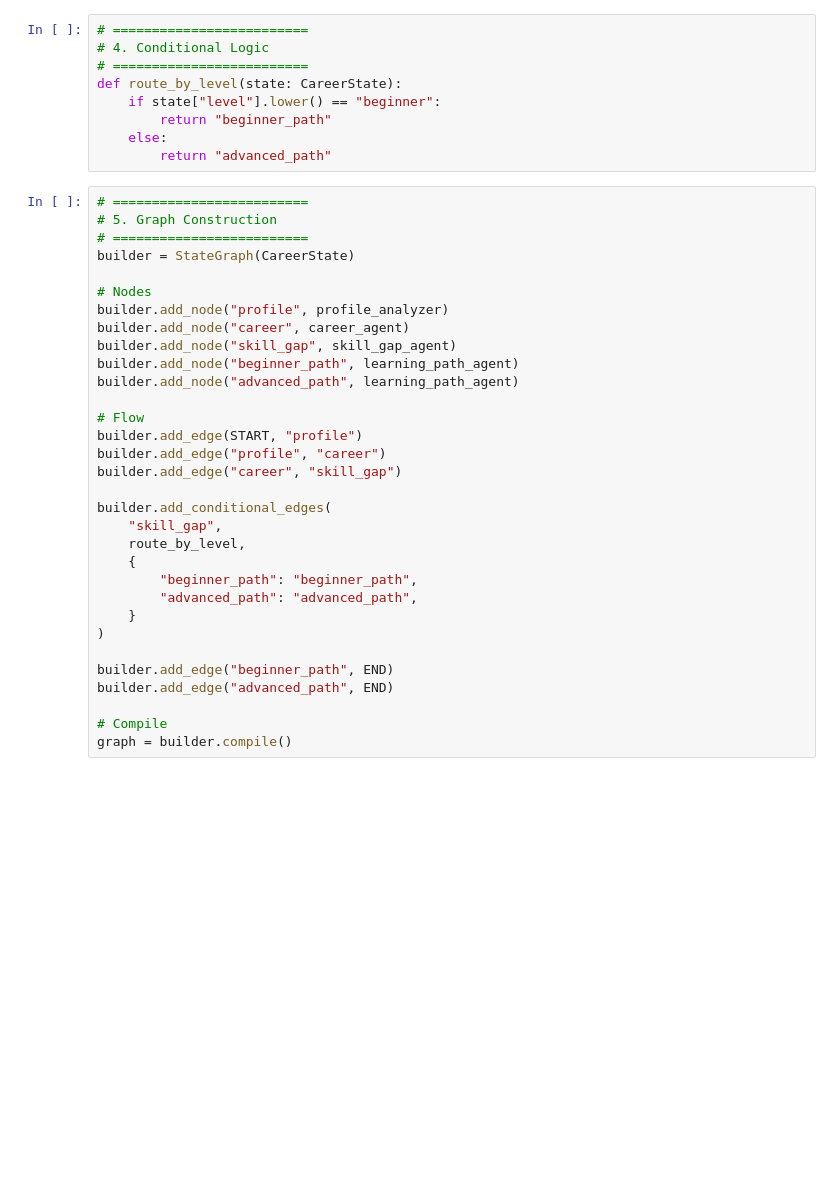
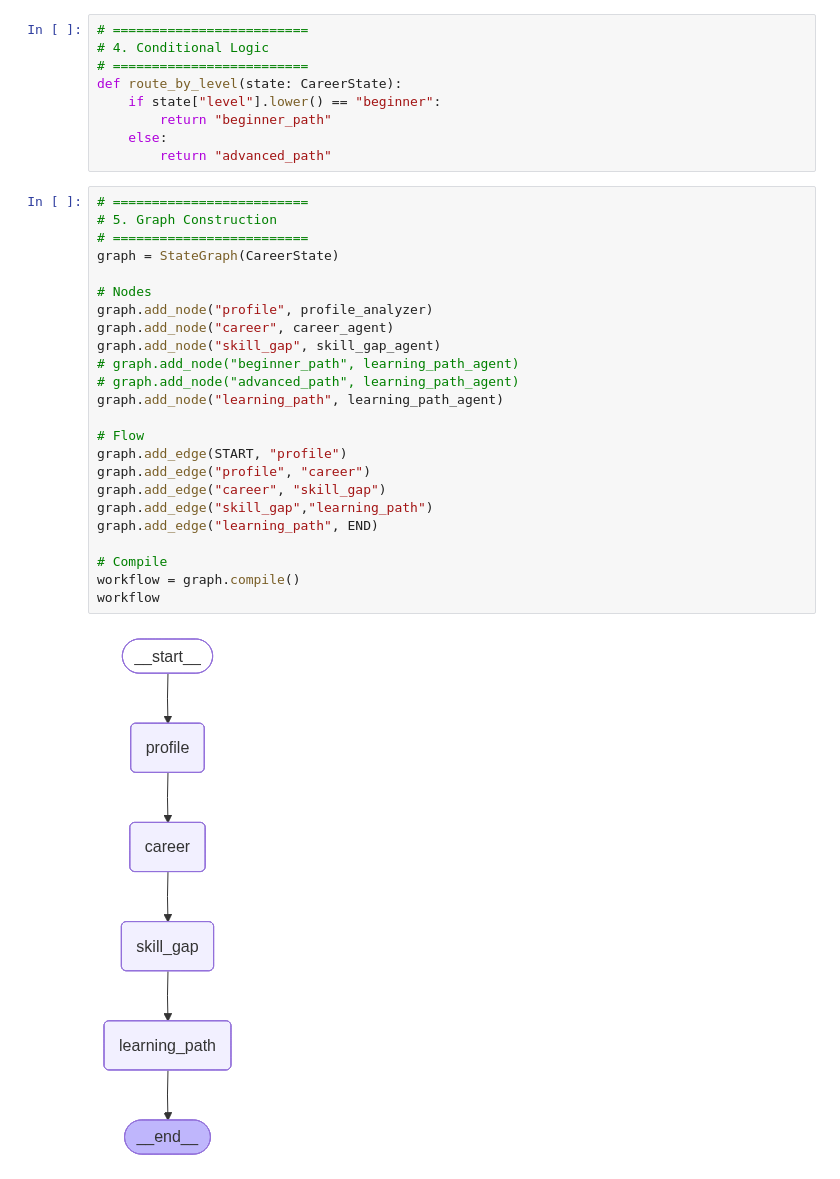
Before and after one commit to SatyamThakur0/28_March, a Jupyter notebook: multi_step_intelligent_advisor_agent.ipynb, the cells around one changed output. Drawn from its saved outputs; the diff is of its cells as text; blank space fills up the shorter version.

```diff
--- a/multi_step_intelligent_advisor_agent.ipynb
+++ b/multi_step_intelligent_advisor_agent.ipynb
@@ -125,35 +127,29 @@ def route_by_level(state: CareerState):
 # %%
 # =========================
 # 5. Graph Construction
 # =========================
-builder = StateGraph(CareerState)
+graph = StateGraph(CareerState)
 
 # Nodes
-builder.add_node("profile", profile_analyzer)
-builder.add_node("career", career_agent)
-builder.add_node("skill_gap", skill_gap_agent)
-builder.add_node("beginner_path", learning_path_agent)
-builder.add_node("advanced_path", learning_path_agent)
+graph.add_node("profile", profile_analyzer)
+graph.add_node("career", career_agent)
+graph.add_node("skill_gap", skill_gap_agent)
+# graph.add_node("beginner_path", learning_path_agent)
+# graph.add_node("advanced_path", learning_path_agent)
+graph.add_node("learning_path", learning_path_agent)
 
 # Flow
-builder.add_edge(START, "profile")
-builder.add_edge("profile", "career")
-builder.add_edge("career", "skill_gap")
-
-builder.add_conditional_edges(
-    "skill_gap",
-    route_by_level,
-    {
-        "beginner_path": "beginner_path",
-        "advanced_path": "advanced_path",
-    }
-)
-
-builder.add_edge("beginner_path", END)
-builder.add_edge("advanced_path", END)
+graph.add_edge(START, "profile")
+graph.add_edge("profile", "career")
+graph.add_edge("career", "skill_gap")
+graph.add_edge("skill_gap","learning_path")
+graph.add_edge("learning_path", END)
 
 # Compile
-graph = builder.compile()
+workflow = graph.compile()
+workflow
+# %% [output]
+[figure, added]
 # %%
 # =========================
 # 6. Run Function
```
Also changed, not shown: parts of 3 cells of this notebook.
